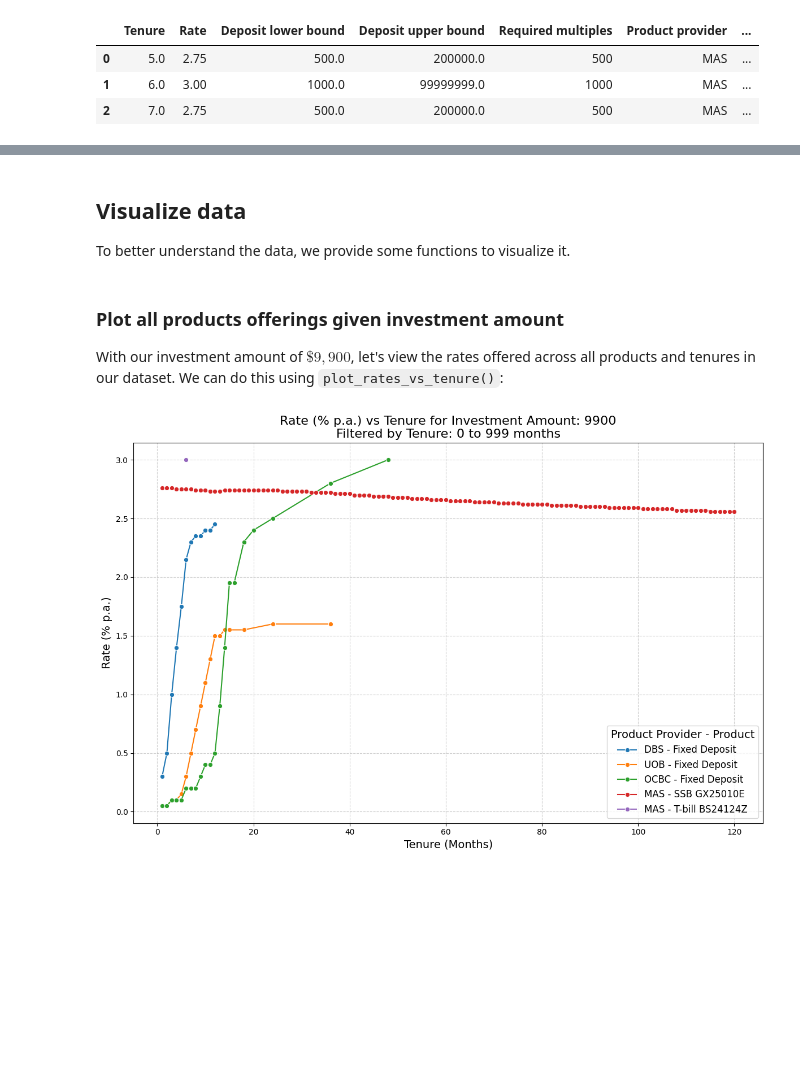
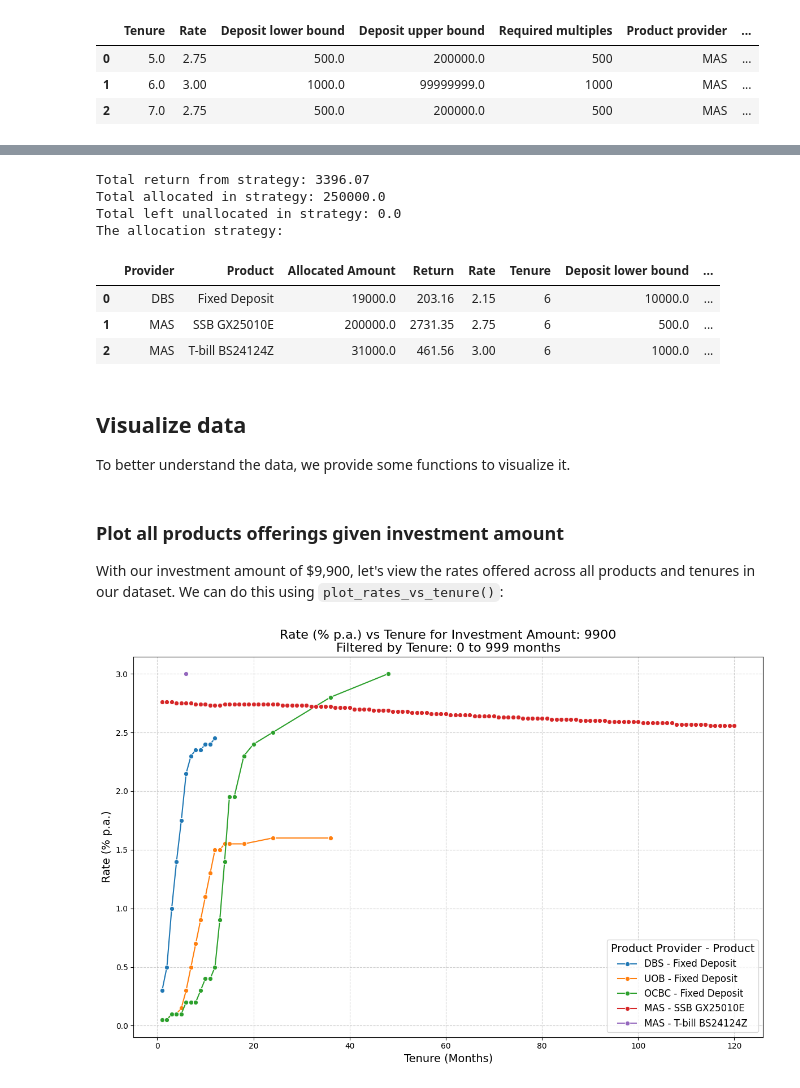
Before and after one commit to GidTay/sgfixedincome_pkg, a Jupyter notebook: docs/vignettes/vignette_main.ipynb, the cells around one changed output, grey strips where cells are left out. Saved outputs shown, nothing was run; the diff lists cells and outputs as text; code cells hidden in the pictures; blank space fills up the shorter version.

```diff
--- a/docs/vignettes/vignette_main.ipynb
+++ b/docs/vignettes/vignette_main.ipynb
@@ -95,3 +101,19 @@ sfi.best_rates(combined_df, 9900, 5, 7)
+# %%
+allocations_df, summary_dict = sfi.get_optimal_allocation(combined_df, 250000, 6)
+print(f"Total return from strategy: {summary_dict['total_return']}")
+print(f"Total allocated in strategy: {summary_dict['total_allocated']}")
+print(f"Total left unallocated in strategy: {summary_dict['unallocated']}")
+print("The allocation strategy:")
+allocations_df
+# %% [output]
+Total return from strategy: 3396.07
+Total allocated in strategy: 250000.0
+Total left unallocated in strategy: 0.0
+The allocation strategy:
+|  | Provider | Product | Allocated Amount | Return | Rate | Tenure | Deposit lower bound | ... |
+| 0 | DBS | Fixed Deposit | 19000.0 | 203.16 | 2.15 | 6 | 10000.0 | ... |
+| 1 | MAS | SSB GX25010E | 200000.0 | 2731.35 | 2.75 | 6 | 500.0 | ... |
+| 2 | MAS | T-bill BS24124Z | 31000.0 | 461.56 | 3.00 | 6 | 1000.0 | ... |
 # %% [markdown]
 ## Visualize data
 
@@ -99,7 +121,7 @@ To better understand the data, we provide some functions to visualize it.
 # %% [markdown]
 ### Plot all products offerings given investment amount
 
-With our investment amount of $\$9,900$, let's view the rates offered across all products and tenures in our dataset. We can do this using `plot_rates_vs_tenure()`:
+With our investment amount of \$9,900, let's view the rates offered across all products and tenures in our dataset. We can do this using `plot_rates_vs_tenure()`:
 # %%
 sfi.plot_rates_vs_tenure(combined_df, 9900)
 # %% [output]
```
Also changed, not shown: parts of 6 cells of this notebook, 3 other files.
